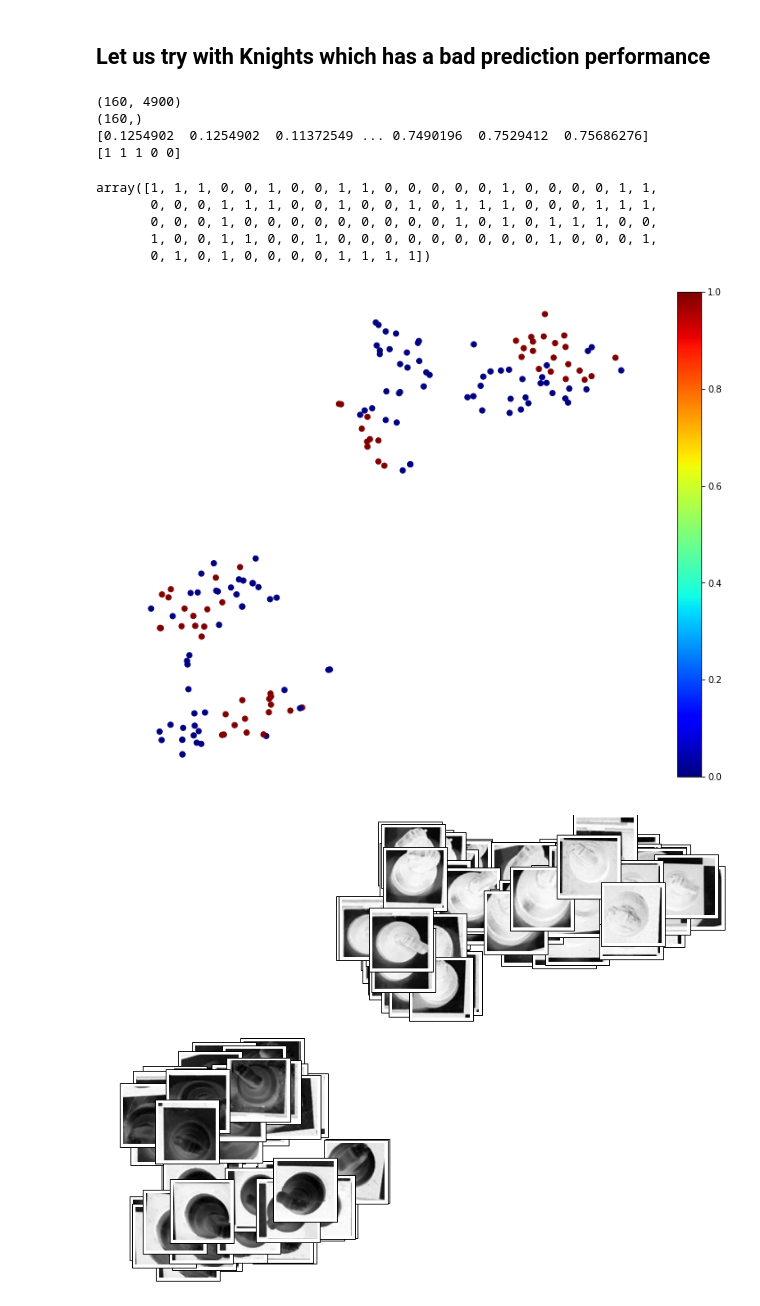
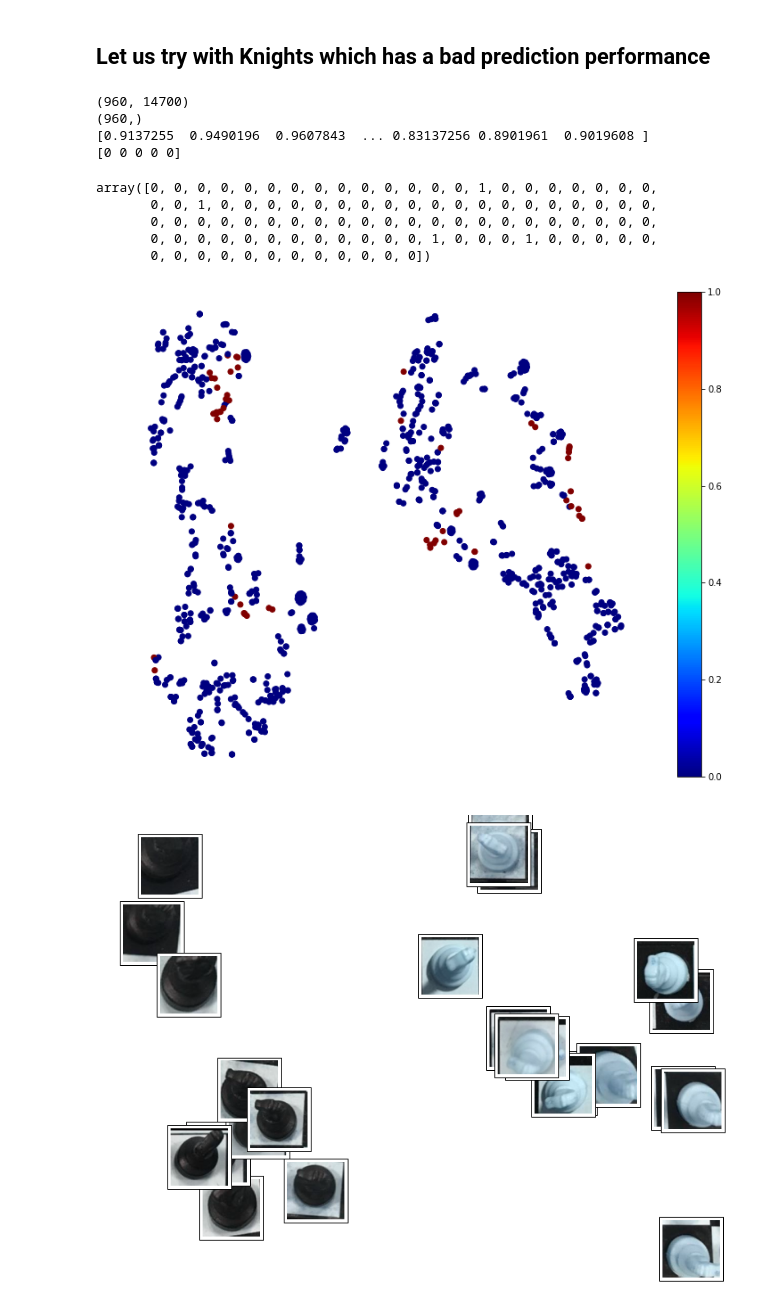
Before and after one commit to ace-racer/Extending-Board-Games-using-deep-learning, a Jupyter notebook: chess_piece_detection/6_class_classifier/ad_hoc_analysis/t-SNE visualizations.ipynb, the cells around one changed output. Cells and saved outputs as stored; diff of their text form; code cells hidden in the pictures.

Commit message:
Update code for more training samples

```diff
--- a/chess_piece_detection/6_class_classifier/ad_hoc_analysis/t-SNE visualizations.ipynb
+++ b/chess_piece_detection/6_class_classifier/ad_hoc_analysis/t-SNE visualizations.ipynb
@@ -25,9 +25,9 @@ def process_image(image_location):
     else:
         resized_image = image
 
-    gray = cv2.cvtColor(resized_image, cv2.COLOR_BGR2GRAY)
+    #gray = cv2.cvtColor(resized_image, cv2.COLOR_BGR2GRAY)
 
-    return gray
+    return resized_image
 # %%
 type_locations = {"b": ["bb", "wb"], "n": ["bn", "wn"], "k": ["bk", "wk"], "p": ["bp", "wp"], "q": ["bq", "wq"], "r": ["br", "wr"]}
 type_name_to_label = { "p":0, "b":1, "n":2, "r":3, "q": 4, "k":5 }
@@ -77,7 +77,7 @@ print(y_test.shape)
 # %% [markdown]
 ## Let us try with Knights which has a bad prediction performance
 # %%
-def get_merged_images_with_labels(piece_type, num_train_images = 100):
+def get_merged_images_with_labels(piece_type, num_train_images = 100, num_channels = 1):
     images_with_labels = []
     label_code = type_name_to_label[piece_type]
 
@@ -102,27 +102,27 @@ def get_merged_images_with_labels(piece_type, num_train_images = 100):
     X = np.array([x["image"] for x in images_with_labels])
     y = np.array([x["label"] for x in images_with_labels])
 
-    return X.reshape((-1, IMAGE_SIZE[0] * IMAGE_SIZE[1])), y
+    return X.reshape((-1, IMAGE_SIZE[0] * IMAGE_SIZE[1] * num_channels)), y
 # %%
-knight_images, knight_labels = get_merged_images_with_labels("n")
+knight_images, knight_labels = get_merged_images_with_labels("n", 900, 3)
 print(knight_images.shape)
 print(knight_labels.shape)
 
 print(knight_images[0])
 print(knight_labels[:5])
 # %% [output]
-(160, 4900)
-(160,)
-[0.1254902  0.1254902  0.11372549 ... 0.7490196  0.7529412  0.75686276]
-[1 1 1 0 0]
+(960, 14700)
+(960,)
+[0.9137255  0.9490196  0.9607843  ... 0.83137256 0.8901961  0.9019608 ]
+[0 0 0 0 0]
 # %%
 knight_labels[:100]
 # %% [output]
-array([1, 1, 1, 0, 0, 1, 0, 0, 1, 1, 0, 0, 0, 0, 0, 1, 0, 0, 0, 0, 1, 1,
-       0, 0, 0, 1, 1, 1, 0, 0, 1, 0, 0, 1, 0, 1, 1, 1, 0, 0, 0, 1, 1, 1,
-       0, 0, 0, 1, 0, 0, 0, 0, 0, 0, 0, 0, 0, 1, 0, 1, 0, 1, 1, 1, 0, 0,
-       1, 0, 0, 1, 1, 0, 0, 1, 0, 0, 0, 0, 0, 0, 0, 0, 0, 1, 0, 0, 0, 1,
-       0, 1, 0, 1, 0, 0, 0, 0, 1, 1, 1, 1])
+array([0, 0, 0, 0, 0, 0, 0, 0, 0, 0, 0, 0, 0, 0, 1, 0, 0, 0, 0, 0, 0, 0,
+       0, 0, 1, 0, 0, 0, 0, 0, 0, 0, 0, 0, 0, 0, 0, 0, 0, 0, 0, 0, 0, 0,
+       0, 0, 0, 0, 0, 0, 0, 0, 0, 0, 0, 0, 0, 0, 0, 0, 0, 0, 0, 0, 0, 0,
+       0, 0, 0, 0, 0, 0, 0, 0, 0, 0, 0, 0, 1, 0, 0, 0, 1, 0, 0, 0, 0, 0,
+       0, 0, 0, 0, 0, 0, 0, 0, 0, 0, 0, 0])
 # %%
 from sklearn.manifold import TSNE
 
@@ -135,12 +135,12 @@ plt.axis('off')
 plt.colorbar()
 plt.show()
 # %% [output]
-[figure, old version]
+[figure, new version]
 # %%
 import matplotlib
 from matplotlib.offsetbox import AnnotationBbox, OffsetImage
 
-def plot_pieces(X, y, min_distance=0.05, images=None, figsize=(13, 10)):
+def plot_pieces(X, y, min_distance=0.05, num_channels = 1, images=None, figsize=(13, 10)):
 
     # Now we create the list of coordinates of the digits plotted so far.
     # We pretend that one is already plotted far away at the start, to
@@ -158,10 +158,10 @@ def plot_pieces(X, y, min_distance=0.05, images=None, figsize=(13, 10)):
         closest_distance = np.linalg.norm(np.array(neighbors) - image_coord, axis=1).min()
         if closest_distance > min_distance:
             neighbors = np.r_[neighbors, [image_coord]]
-            image = images[index].reshape(IMAGE_SIZE)
+            image = images[index].reshape((*IMAGE_SIZE, num_channels))
             imagebox = AnnotationBbox(OffsetImage(image, cmap="binary"), image_coord)
             ax.add_artist(imagebox)
 # %%
-plot_pieces(knight_images_reduced[:25], knight_labels[:25], min_distance=0.05, images=knight_images[:25], figsize=(13, 10))
+plot_pieces(knight_images_reduced[:25], knight_labels[:25], min_distance=0.05, num_channels = 3, images=knight_images[:25], figsize=(13, 10))
 # %% [output]
-[figure, old version]
+[figure, new version]
```
Also changed, not shown: parts of 1 cell of this notebook.
